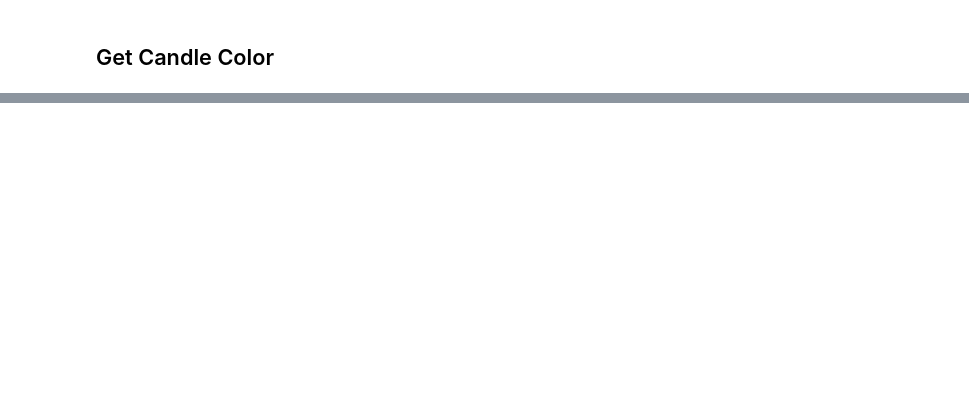
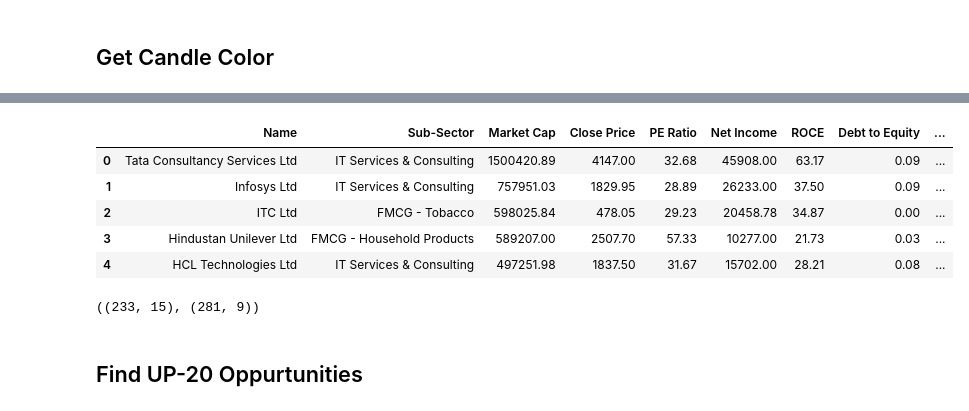
Before and after one commit to shubhangkhare/Learnings, a Jupyter notebook: UP20 Analytics Pipeline.ipynb, the cells around one changed output, grey strips where cells are left out. Saved outputs shown, nothing was run; the diff lists cells and outputs as text; code cells hidden in the pictures; blank space fills up the shorter version.

```diff
--- a/UP20 Analytics Pipeline.ipynb
+++ b/UP20 Analytics Pipeline.ipynb
@@ -193,0 +230,16 @@ array(['red', 'green'], dtype=object)
+# %%
+df_1 = pd.merge(df_screen, df, how='inner', left_on = 'Name', right_on = 'name')
+df_1.head()
+# %% [output]
+|  | Name | Sub-Sector | Market Cap | Close Price | PE Ratio | Net Income | ROCE | Debt to Equity | ... |
+| 0 | Tata Consultancy Services Ltd | IT Services & Consulting | 1500420.89 | 4147.00 | 32.68 | 45908.00 | 63.17 | 0.09 | ... |
+| 1 | Infosys Ltd | IT Services & Consulting | 757951.03 | 1829.95 | 28.89 | 26233.00 | 37.50 | 0.09 | ... |
+| 2 | ITC Ltd | FMCG - Tobacco | 598025.84 | 478.05 | 29.23 | 20458.78 | 34.87 | 0.00 | ... |
+| 3 | Hindustan Unilever Ltd | FMCG - Household Products | 589207.00 | 2507.70 | 57.33 | 10277.00 | 21.73 | 0.03 | ... |
+| 4 | HCL Technologies Ltd | IT Services & Consulting | 497251.98 | 1837.50 | 31.67 | 15702.00 | 28.21 | 0.08 | ... |
+# %%
+df_1.shape, df_screen.shape
+# %% [output]
+((233, 15), (281, 9))
+# %% [markdown]
+## Find UP-20 Oppurtunities
```
Also changed, not shown: parts of 29 cells of this notebook.
